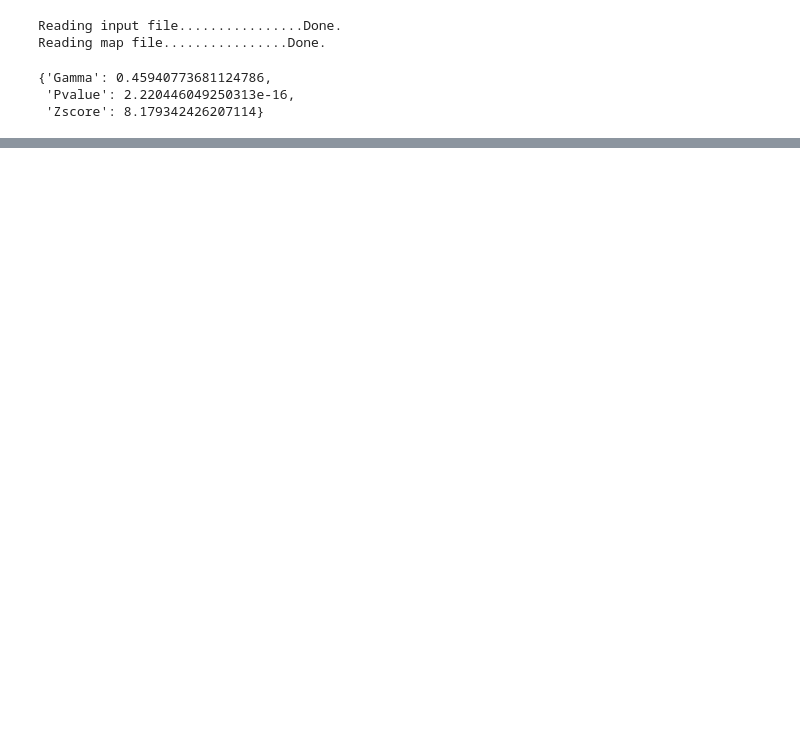
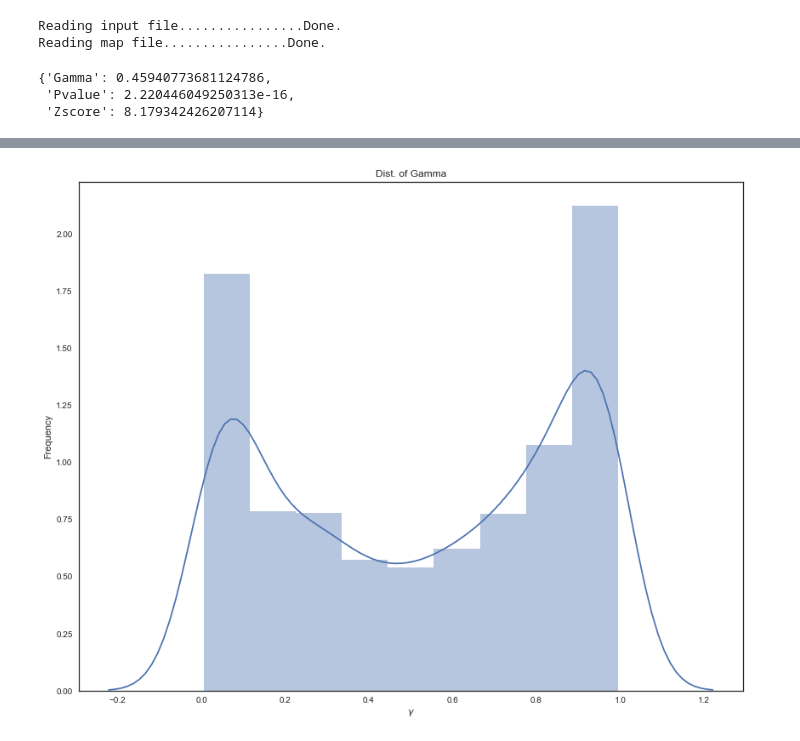
Before and after one commit to pblischak/evol2017, a Jupyter notebook: HyDe.ipynb, the cells around one changed output, grey strips where cells are left out. Cells and saved outputs as stored; diff of their text form; code cells hidden in the pictures; blank space fills up the shorter version.

```diff
--- a/HyDe.ipynb
+++ b/HyDe.ipynb
@@ -71,0 +198,9 @@ ax = sns.distplot(np.array(boot("Gamma", "sp1", "sp2", "sp3")))
+# %%
+# Since we don't have a Bootstrap object we can just use our generic array plotting fxns
+p = plot_dist(np.array([v["Gamma"] for v in fres2.values()]),
+              title="Dist. of Gamma", xlab="$\gamma$", ylab="Frequency")
+
+# Uncomment the line below to save as PDF
+#p.figure.savefig("swordtail-gamma.pdf")
+# %% [output]
+[figure, added]
```
Also changed, not shown: parts of 26 cells of this notebook, 3 other files.
